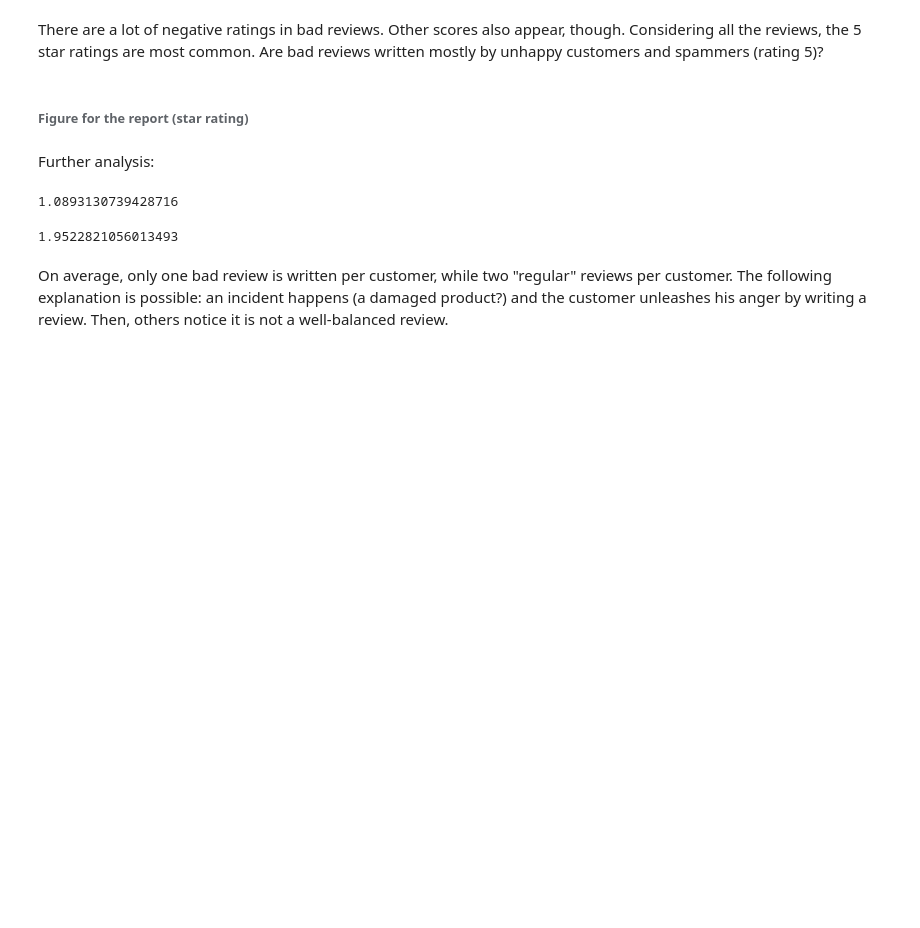
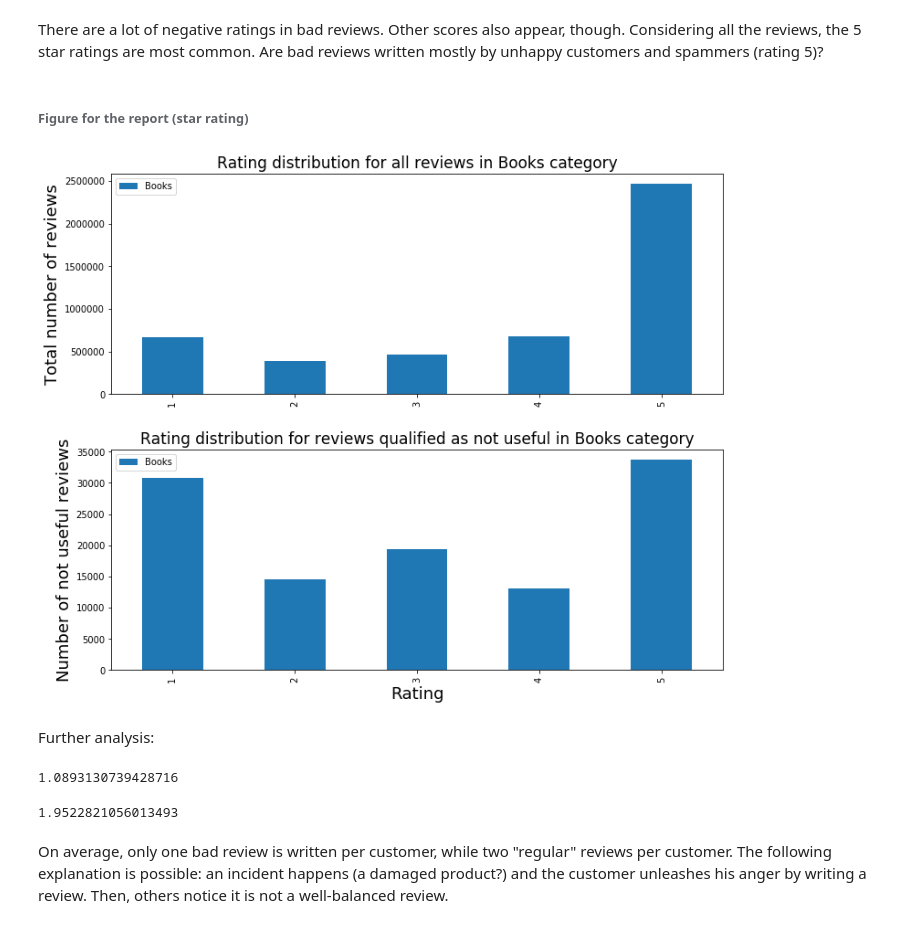
Before and after one commit to pjuda/ada-project, a Jupyter notebook: amazon-project.ipynb, the cells around one changed output. Drawn from its saved outputs; the diff is of its cells as text; code cells hidden in the pictures; blank space fills up the shorter version.

```diff
--- a/amazon-project.ipynb
+++ b/amazon-project.ipynb
@@ -636,26 +663,28 @@ There are a lot of negative ratings in bad reviews. Other scores also appear, th
 # %% [markdown]
 ###### Figure for the report (star rating)
 # %%
-fig_star_comparison = plt.figure(figsize = (15,13))
+fig_star_comparison = plt.figure(figsize = (12,10))
 
 # Divide the figure into a 2x1 grid, and give me the first section
 ax1 = fig_star_comparison.add_subplot(211)
 
 # Divide the figure into a 2x1 grid, and give me the second section
 ax2 = fig_star_comparison.add_subplot(212)
 
 df_star_proportion.plot(kind='bar', ax=ax1)
 df_star_prop.plot(kind='bar', ax=ax2)
 
-ax1.axes.set_title("Rating distribution for all reviews in Books category",fontsize=20)
+ax1.axes.set_title("Rating distribution for all reviews in Books category",fontsize=17)
 ax1.set_xlabel("")
 ax1.set_ylabel("Total number of reviews", fontsize=18)
 
-ax2.axes.set_title("Rating distribution for reviews qualified as not useful in Books category",fontsize=20)
+ax2.axes.set_title("Rating distribution for reviews qualified as not useful in Books category",fontsize=17)
 ax2.set_xlabel("Rating", fontsize=18)
 ax2.set_ylabel("Number of not useful reviews", fontsize=18)
 
 fig_star_comparison.subplots_adjust(hspace=0.25)
+# %% [output]
+[figure, added]
 # %%
 #Save figure
 fig_star_comparison.savefig("star_comparison_2.png")
```
Also changed, not shown: parts of 14 cells of this notebook.
